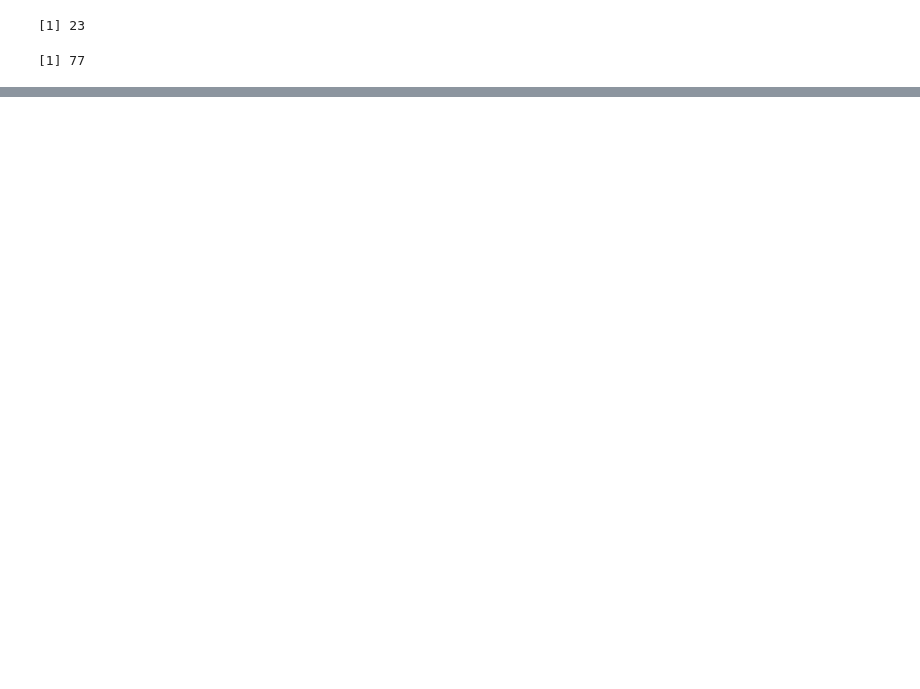
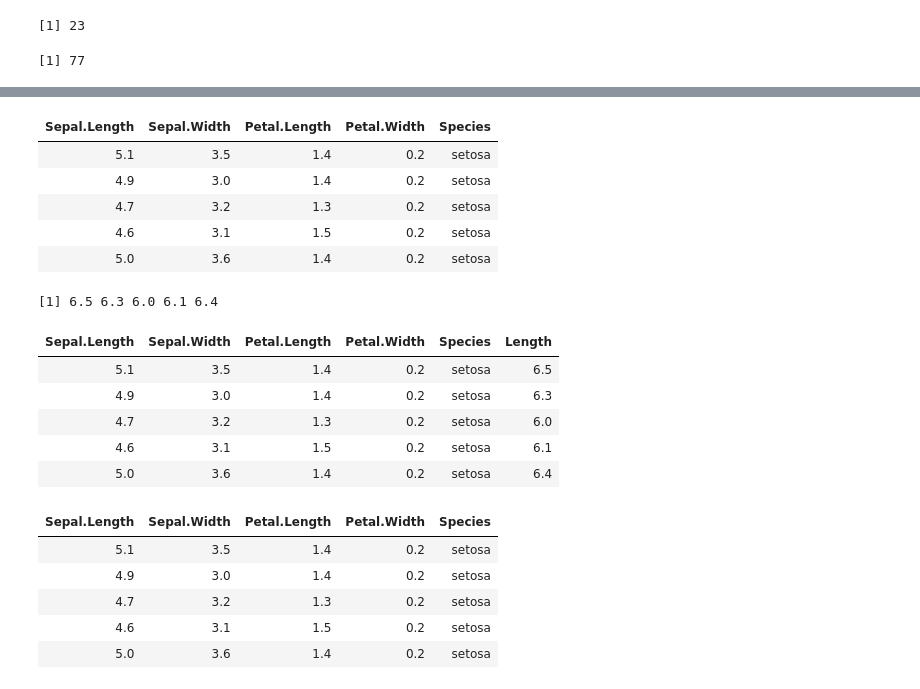
Before and after one commit to JeongYouYoung/R, a Jupyter notebook: 03_01.백터와 데이터프레임.ipynb, the cells around one changed output, grey strips where cells are left out. Drawn from its saved outputs; the diff is of its cells as text; code cells hidden in the pictures; blank space fills up the shorter version.

```diff
--- a/03.백터와 데이터프레임.ipynb
+++ b/03_01.백터와 데이터프레임.ipynb
@@ -294,0 +433,43 @@ round(((length(iris$Sepal.Length) - length(unique(iris$Sepal.Length))) / length(
+# %%
+#iris의 1~5번 데이터만 추출하여 irisHead라는 데이터셋 만들기
+
+irisHead = iris[1:5,]
+irisHead
+
+Length <- irisHead$Sepal.Length + irisHead$Petal.Length
+Length
+
+#irisHead <- cbind(irisHead, Length)
+irisHead <- cbind(irisHead, Length = irisHead$Sepal.Length + irisHead$Petal.Length)
+
+#데이터프레임은 문자 숫자 상관없이 다 있고
+#메트릭스는 문자는문자만 숫자는숫자만. 섞이면 안됌.
+
+#irisHead <- cbind(irisHead, Length = irisHead$Sepal.Length + irisHead$Petal.Length)
+#아무리 많은 실행을 해도 계속 추가되지 않음.
+#컬럼 추가할때는 꼭 이방식으로 진행하길
+#타입이 데이터프래임은 이게 가능
+irisHead$Length <- irisHead$Sepal.Length + irisHead$Petal.Length
+irisHead
+
+#이건 데이터 프레임으로 작업한것.
+# %% [output]
+| Sepal.Length | Sepal.Width | Petal.Length | Petal.Width | Species |
+| 5.1 | 3.5 | 1.4 | 0.2 | setosa |
+| 4.9 | 3.0 | 1.4 | 0.2 | setosa |
+| 4.7 | 3.2 | 1.3 | 0.2 | setosa |
+| 4.6 | 3.1 | 1.5 | 0.2 | setosa |
+| 5.0 | 3.6 | 1.4 | 0.2 | setosa |
+[1] 6.5 6.3 6.0 6.1 6.4
+| Sepal.Length | Sepal.Width | Petal.Length | Petal.Width | Species | Length |
+| 5.1 | 3.5 | 1.4 | 0.2 | setosa | 6.5 |
+| 4.9 | 3.0 | 1.4 | 0.2 | setosa | 6.3 |
+| 4.7 | 3.2 | 1.3 | 0.2 | setosa | 6.0 |
+| 4.6 | 3.1 | 1.5 | 0.2 | setosa | 6.1 |
+| 5.0 | 3.6 | 1.4 | 0.2 | setosa | 6.4 |
+| Sepal.Length | Sepal.Width | Petal.Length | Petal.Width | Species |
+| 5.1 | 3.5 | 1.4 | 0.2 | setosa |
+| 4.9 | 3.0 | 1.4 | 0.2 | setosa |
+| 4.7 | 3.2 | 1.3 | 0.2 | setosa |
+| 4.6 | 3.1 | 1.5 | 0.2 | setosa |
+| 5.0 | 3.6 | 1.4 | 0.2 | setosa |
```
Also changed, not shown: parts of 21 cells of this notebook, 1 other file.
